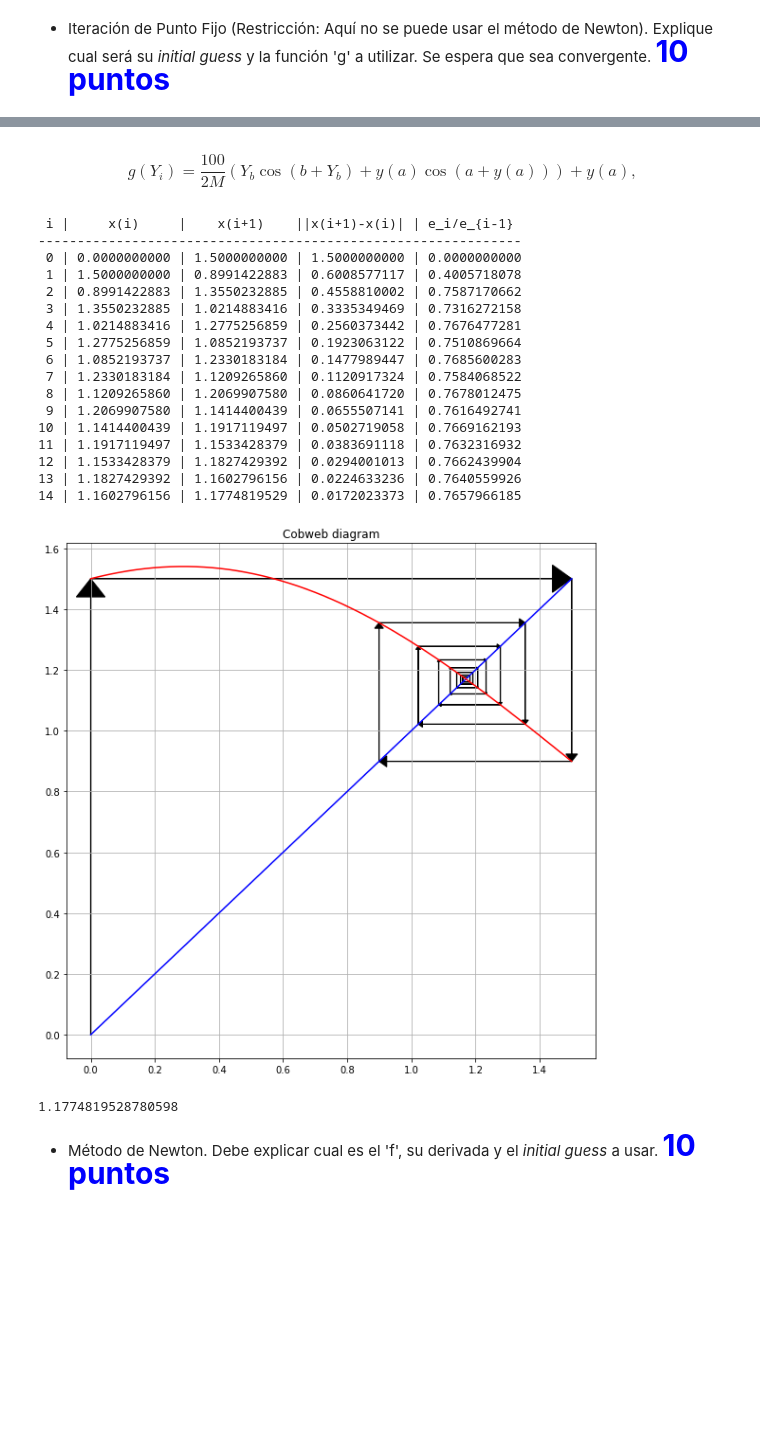
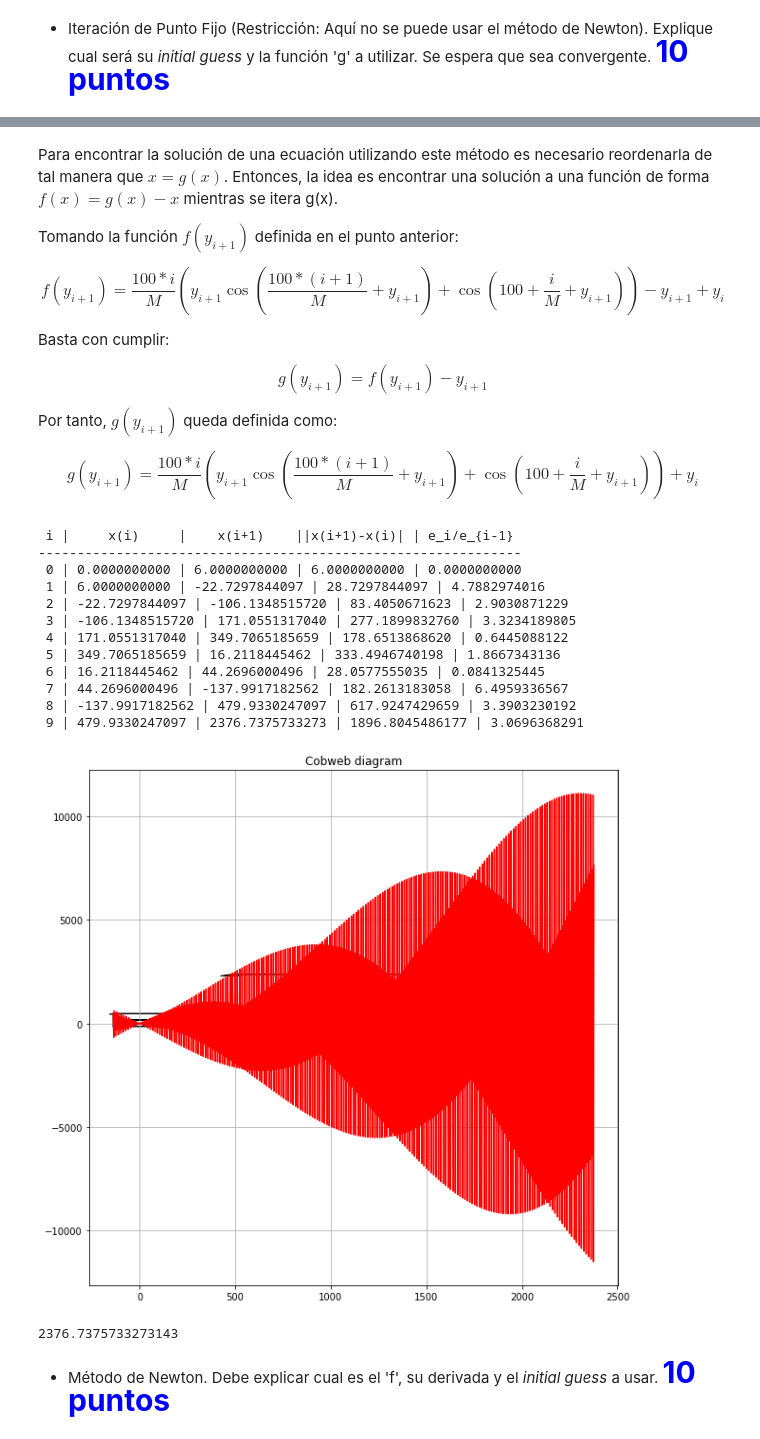
Before and after one commit to Sebaatd/Tarea1CC, a Jupyter notebook: Tarea1.ipynb, the cells around one changed output, grey strips where cells are left out. Drawn from its saved outputs; the diff is of its cells as text; code cells hidden in the pictures; blank space fills up the shorter version.

```diff
--- a/Tarea1.ipynb
+++ b/Tarea1.ipynb
@@ -130,9 +131,6 @@ Sin embargo, para poder aplicar el Método de la Bisección se debe definir un i
 
 El problema es que no es posible utilizar el mismo intervalo para cada caso de la ecuación. Para ello, se define una estrategia para encontrar el intervalo adecuado para cada caso. Se probarán intervalos de tipo $[-2^i, 2^i]$ para caso. El algoritmo se dentendrá al momento en que un intervalo funcione, y por ende, retornará el y aproximado.
 # %%
-f = lambda x: (100/(2*100)) * (x*np.cos(100/100 + x) + np.cos(1)) -x + 1
-M = 100
-y = 1
-i = 0
-fa = lambda x: (50/(M)) * (x*(np.cos(100*(i+1)/M + x)) + y * (np.cos(100 * i/M * + y))) -x + y
+fa = lambda x, y, i, M: (50/(M)) * (x*(np.cos(100*(i+1)/M + x)) + y * (np.cos(100 * i/M * + y))) -x + y
+fi = lambda x: (50/(10)) * (x*(np.cos(100*(1)/10 + x)) + 1 * (np.cos(100 * 0/10 * + 1))) -x + 1
 # %%
@@ -206,3 +192,23 @@ bisect(fa, -100, 100)
+# %% [markdown]
+Para encontrar la solución de una ecuación utilizando este método es necesario reordenarla de tal manera que $x = g(x)$. Entonces, la idea es encontrar una solución a una función de forma $f(x) = g(x) - x$ mientras se itera g(x).
+
+Tomando la función $f(y_{i+1})$ definida en el punto anterior:
+
+\begin{equation*}
+ f(y_{i+1}) = \dfrac{100*i}{M}\left(y_{i+1}\cos{(\frac{100 * (i+1)}{M} + y_{i+1})}+\cos{(100 + \frac{i}{M} + y_{i+1})}\right) - y_{i+1} + y_{i}
+\end{equation*}
+
+Basta con cumplir:
+
+\begin{equation*}
+ g(y_{i+1}) = f(y_{i+1}) - y_{i+1}
+\end{equation*}
+
+Por tanto, $g(y_{i+1})$ queda definida como:
+
+\begin{equation*}
+ g(y_{i+1}) = \dfrac{100*i}{M}\left(y_{i+1}\cos{(\frac{100 * (i+1)}{M} + y_{i+1})}+\cos{(100 + \frac{i}{M} + y_{i+1})}\right) + y_{i}
+\end{equation*}
 # %%
 def cobweb(x,g=None):
     min_x = np.amin(x)
@@ -243,34 +249,29 @@ def fpi(g, x0, k, flag_cobweb=False):
     if flag_cobweb:
         cobweb(x,g)
     return x[-1]
-# %% [markdown]
-\begin{equation*}
-  g(Y_{i}) = \dfrac{100}{2M}\left(Y_{b}\cos{(b+Y_{b})}+y(a)\cos{(a+y(a))}\right) + y(a),
-\end{equation*}
 # %%
-g = lambda x: (50/(M)) * (x*(np.cos(100*(i+1)/M + x)) + y * (np.cos(100 * i/M * + y))) + y
-#g = lambda x: (100/(2*100)) * (x*np.cos(100/100 + x) + np.cos(1)) + 1
-fpi(g, 0, 15, True)
+f = lambda x, y, i, M: (50/(M)) * (x*(np.cos(100*(i+1)/M + x)) + y * (np.cos(100 * i/M * + y))) -x + y
+#f(x) = g(x) - x
+#g(x) = f(x) + 1
+#Por tanto gx es fx pero sin el -x
+g = lambda x: (50/(10)) * (x*(np.cos(100*(1)/10 + x)) + 1 * (np.cos(100 * 0/10 * + 1))) + 1
+#initial guess = 0
+fpi(g, 0, 10, True)
 # %% [output]
  i |     x(i)     |    x(i+1)    ||x(i+1)-x(i)| | e_i/e_{i-1}
 --------------------------------------------------------------
- 0 | 0.0000000000 | 1.5000000000 | 1.5000000000 | 0.0000000000
- 1 | 1.5000000000 | 0.8991422883 | 0.6008577117 | 0.4005718078
- 2 | 0.8991422883 | 1.3550232885 | 0.4558810002 | 0.7587170662
- 3 | 1.3550232885 | 1.0214883416 | 0.3335349469 | 0.7316272158
- 4 | 1.0214883416 | 1.2775256859 | 0.2560373442 | 0.7676477281
- 5 | 1.2775256859 | 1.0852193737 | 0.1923063122 | 0.7510869664
- 6 | 1.0852193737 | 1.2330183184 | 0.1477989447 | 0.7685600283
- 7 | 1.2330183184 | 1.1209265860 | 0.1120917324 | 0.7584068522
- 8 | 1.1209265860 | 1.2069907580 | 0.0860641720 | 0.7678012475
- 9 | 1.2069907580 | 1.1414400439 | 0.0655507141 | 0.7616492741
-10 | 1.1414400439 | 1.1917119497 | 0.0502719058 | 0.7669162193
-11 | 1.1917119497 | 1.1533428379 | 0.0383691118 | 0.7632316932
-12 | 1.1533428379 | 1.1827429392 | 0.0294001013 | 0.7662439904
-13 | 1.1827429392 | 1.1602796156 | 0.0224633236 | 0.7640559926
-14 | 1.1602796156 | 1.1774819529 | 0.0172023373 | 0.7657966185
+ 0 | 0.0000000000 | 6.0000000000 | 6.0000000000 | 0.0000000000
+ 1 | 6.0000000000 | -22.7297844097 | 28.7297844097 | 4.7882974016
+ 2 | -22.7297844097 | -106.1348515720 | 83.4050671623 | 2.9030871229
+ 3 | -106.1348515720 | 171.0551317040 | 277.1899832760 | 3.3234189805
+ 4 | 171.0551317040 | 349.7065185659 | 178.6513868620 | 0.6445088122
+ 5 | 349.7065185659 | 16.2118445462 | 333.4946740198 | 1.8667343136
+ 6 | 16.2118445462 | 44.2696000496 | 28.0577555035 | 0.0841325445
+ 7 | 44.2696000496 | -137.9917182562 | 182.2613183058 | 6.4959336567
+ 8 | -137.9917182562 | 479.9330247097 | 617.9247429659 | 3.3903230192
+ 9 | 479.9330247097 | 2376.7375733273 | 1896.8045486177 | 3.0696368291
-[figure, old version]
+[figure, new version]
-1.1774819528780598
+2376.7375733273143
 # %% [markdown]
 - Método de Newton. Debe explicar cual es el 'f', su derivada y el _initial guess_ a usar. <span style="color:blue; font-size: 2em"> **10 puntos**</span>
 # %%
```
Also changed, not shown: parts of 11 cells of this notebook.
